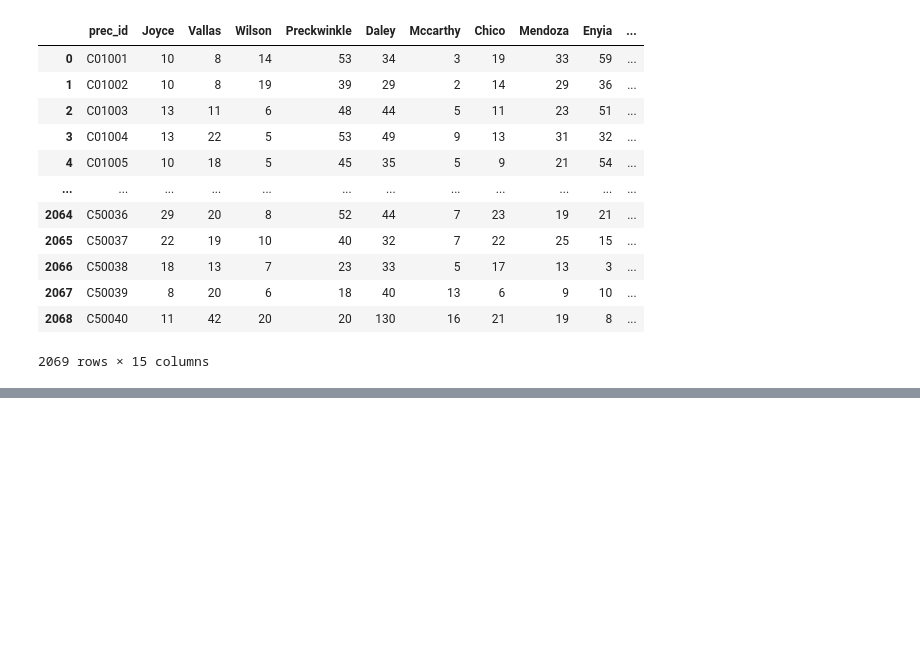
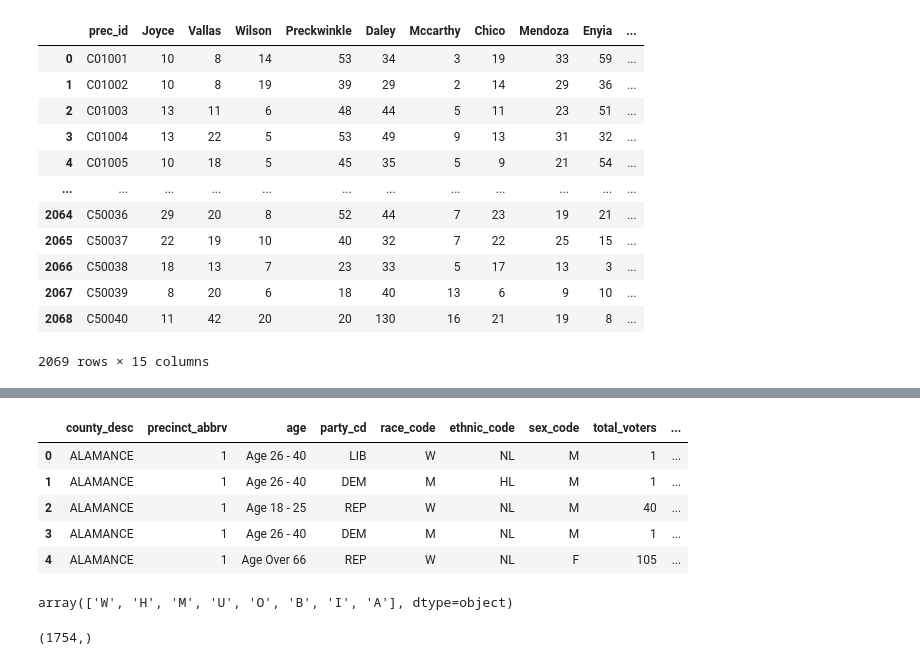
Before and after one commit to hangulu/thesis, a Jupyter notebook: code/data_cleaning.ipynb, the cells around one changed output, grey strips where cells are left out. Cells and saved outputs as stored; diff of their text form; code cells hidden in the pictures; blank space fills up the shorter version.

```diff
--- a/code/data_cleaning.ipynb
+++ b/code/data_cleaning.ipynb
@@ -463,0 +465,13 @@ chi_mayor_2019.to_csv(f"electoral_data/chi_mayor_2019.csv", index=False)
+# %%
+raw_nc_demo_2010.head()
+# %% [output]
+|  | county_desc | precinct_abbrv | age | party_cd | race_code | ethnic_code | sex_code | total_voters | ... |
+| 0 | ALAMANCE | 1 | Age 26 - 40 | LIB | W | NL | M | 1 | ... |
+| 1 | ALAMANCE | 1 | Age 26 - 40 | DEM | M | HL | M | 1 | ... |
+| 2 | ALAMANCE | 1 | Age 18 - 25 | REP | W | NL | M | 40 | ... |
+| 3 | ALAMANCE | 1 | Age 26 - 40 | DEM | M | NL | M | 1 | ... |
+| 4 | ALAMANCE | 1 | Age Over 66 | REP | W | NL | F | 105 | ... |
+# %%
+raw_nc_demo_2010['raw_race'].unique()
+# %% [output]
+array(['W', 'H', 'M', 'U', 'O', 'B', 'I', 'A'], dtype=object)
@@ -463,0 +485,4 @@ chi_mayor_2019.to_csv(f"electoral_data/chi_mayor_2019.csv", index=False)
+# %%
+raw_nc_demo_2010['precinct_abbrv'].unique().shape
+# %% [output]
+(1754,)
```
Also changed, not shown: parts of 20 cells of this notebook, 1 other file.
